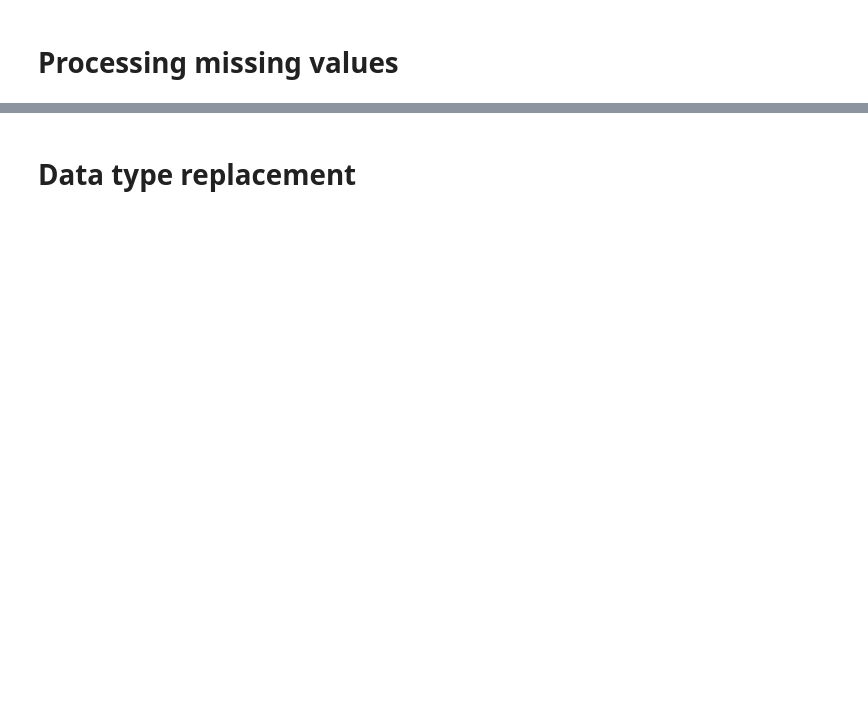
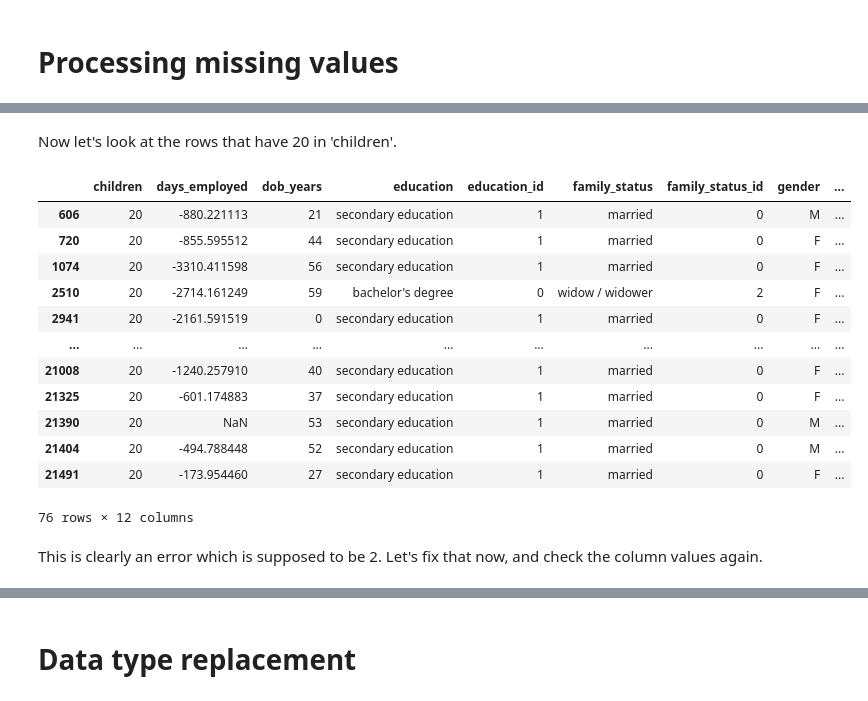
Before and after one commit to Jamezcua10/Data-Analytics-Bootcamp-Projects, a Jupyter notebook: bank_loan_analysis/bank_loan_analysis.ipynb, the cells around one changed output, grey strips where cells are left out. Cells and saved outputs as stored; diff of their text form; code cells hidden in the pictures; blank space fills up the shorter version.

```diff
--- a/bank_loan_analysis/bank_loan_analysis.ipynb
+++ b/bank_loan_analysis/bank_loan_analysis.ipynb
@@ -76,0 +256,2 @@ For the processing missing values step, I was able to identified three columns t
+# %%
+credit_scoring.loc[credit_scoring['children'] == -1, 'children'] = 1
@@ -76,0 +269,20 @@ For the processing missing values step, I was able to identified three columns t
+# %% [markdown]
+Now let's look at the rows that have 20 in 'children'.
+# %%
+credit_scoring[credit_scoring['children'] == 20]
+# %% [output]
+|  | children | days_employed | dob_years | education | education_id | family_status | family_status_id | gender | ... |
+| 606 | 20 | -880.221113 | 21 | secondary education | 1 | married | 0 | M | ... |
+| 720 | 20 | -855.595512 | 44 | secondary education | 1 | married | 0 | F | ... |
+| 1074 | 20 | -3310.411598 | 56 | secondary education | 1 | married | 0 | F | ... |
+| 2510 | 20 | -2714.161249 | 59 | bachelor's degree | 0 | widow / widower | 2 | F | ... |
+| 2941 | 20 | -2161.591519 | 0 | secondary education | 1 | married | 0 | F | ... |
+| ... | ... | ... | ... | ... | ... | ... | ... | ... | ... |
+| 21008 | 20 | -1240.257910 | 40 | secondary education | 1 | married | 0 | F | ... |
+| 21325 | 20 | -601.174883 | 37 | secondary education | 1 | married | 0 | F | ... |
+| 21390 | 20 | NaN | 53 | secondary education | 1 | married | 0 | M | ... |
+| 21404 | 20 | -494.788448 | 52 | secondary education | 1 | married | 0 | M | ... |
+| 21491 | 20 | -173.954460 | 27 | secondary education | 1 | married | 0 | F | ... |
+76 rows × 12 columns
+# %% [markdown]
+This is clearly an error which is supposed to be 2. Let's fix that now, and check the column values again.
```
Also changed, not shown: parts of 191 cells of this notebook.
